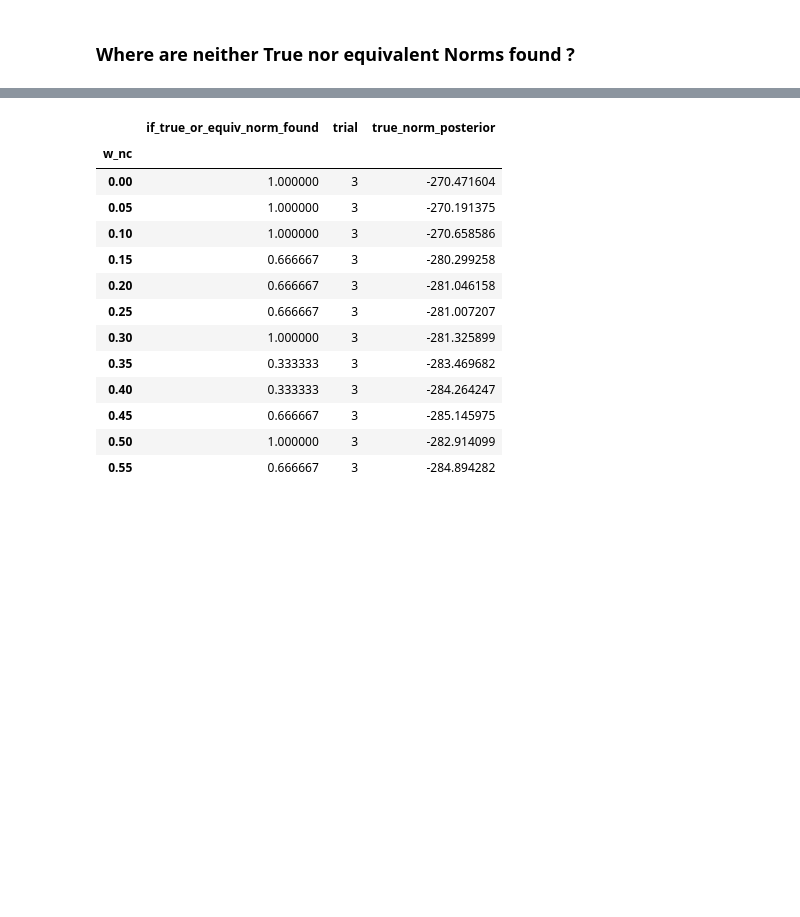
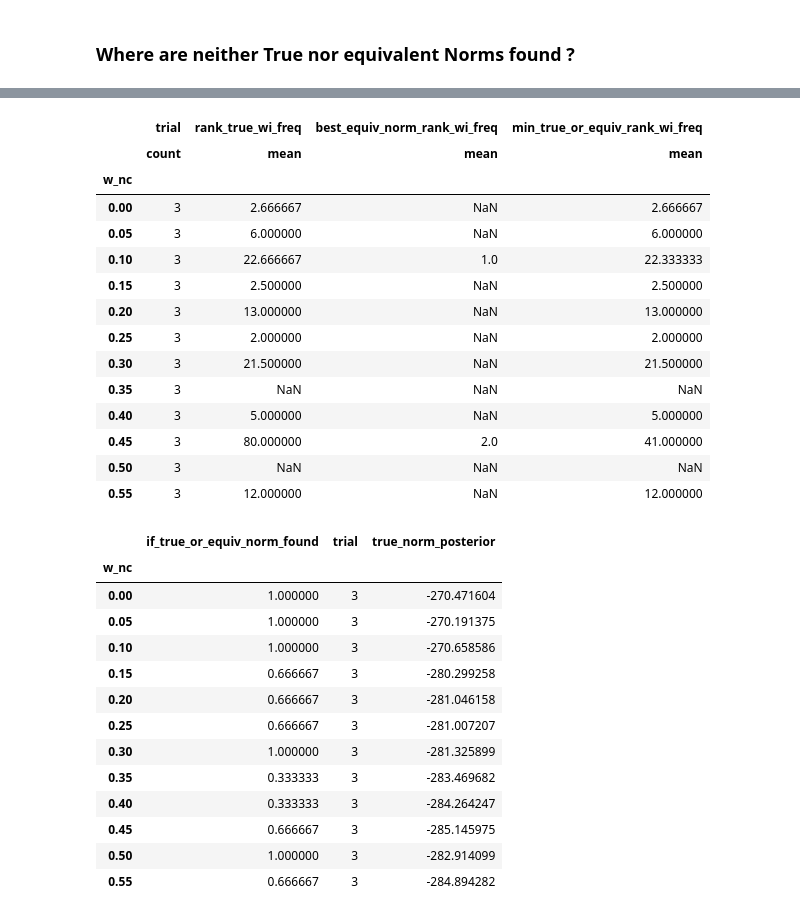
Before and after one commit to ashish1610dhiman/learning_norms_with_mcmc_from_pcfg_IJCAI21, a Jupyter notebook: notebooks/1.4.1_nc_exp4_analysis.ipynb, the cells around one changed output, grey strips where cells are left out. Saved outputs shown, nothing was run; the diff lists cells and outputs as text; code cells hidden in the pictures; blank space fills up the shorter version.

```diff
--- a/notebooks/1.4.1_nc_exp4_analysis.ipynb
+++ b/notebooks/1.4.1_nc_exp4_analysis.ipynb
@@ -135,3 +199,22 @@ print ("%trials where true/equiv norms found: {:.2%}".format(z1["if_true_or_equi
+# %%
+z1.groupby(["w_nc"]).agg({"trial":["count"],"rank_true_wi_freq":"mean","best_equiv_norm_rank_wi_freq":"mean",\
+                         "min_true_or_equiv_rank_wi_freq":"mean"})
+# %% [output]
+|  | trial | rank_true_wi_freq | best_equiv_norm_rank_wi_freq | min_true_or_equiv_rank_wi_freq |
+|  | count | mean | mean | mean |
+| w_nc |  |  |  |  |
+| 0.00 | 3 | 2.666667 | NaN | 2.666667 |
+| 0.05 | 3 | 6.000000 | NaN | 6.000000 |
+| 0.10 | 3 | 22.666667 | 1.0 | 22.333333 |
+| 0.15 | 3 | 2.500000 | NaN | 2.500000 |
+| 0.20 | 3 | 13.000000 | NaN | 13.000000 |
+| 0.25 | 3 | 2.000000 | NaN | 2.000000 |
+| 0.30 | 3 | 21.500000 | NaN | 21.500000 |
+| 0.35 | 3 | NaN | NaN | NaN |
+| 0.40 | 3 | 5.000000 | NaN | 5.000000 |
+| 0.45 | 3 | 80.000000 | 2.0 | 41.000000 |
+| 0.50 | 3 | NaN | NaN | NaN |
+| 0.55 | 3 | 12.000000 | NaN | 12.000000 |
 # %%
 z1.groupby(["w_nc"]).agg({"if_true_or_equiv_norm_found":"mean","trial":"count",\
                                     "true_norm_posterior":"mean"})
```
Also changed, not shown: parts of 9 cells of this notebook, 4 other files.
